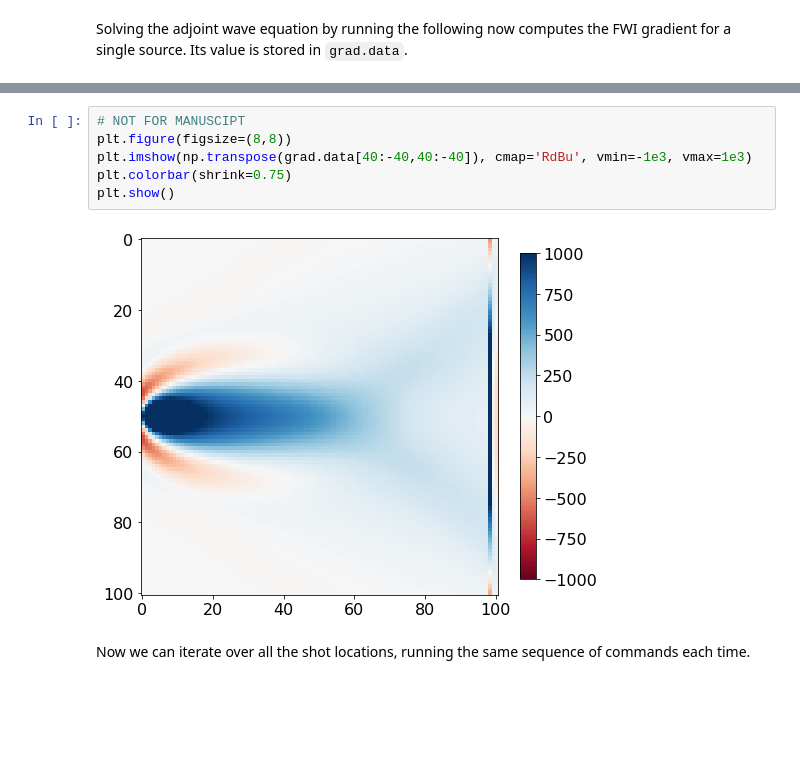
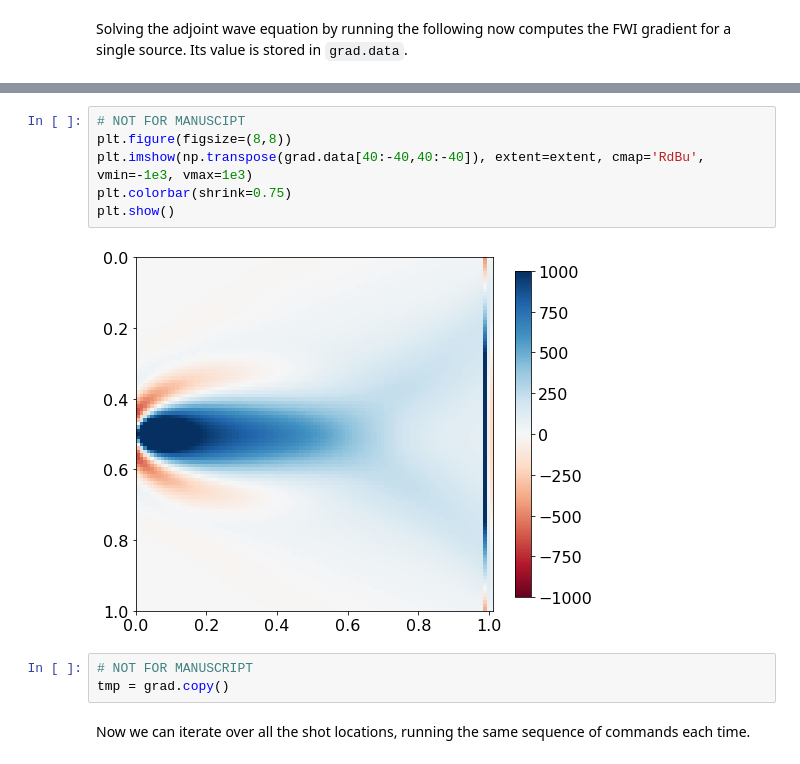
Before and after one commit to seg/tutorials-2018, a Jupyter notebook: 1801_FWI_Adjoint_modeling/notebook/Notebook.ipynb, the cells around one changed output, grey strips where cells are left out. Drawn from its saved outputs; the diff is of its cells as text; blank space fills up the shorter version.

```diff
--- a/1801_FWI_Adjoint_modeling/notebook/Notebook.ipynb
+++ b/1801_FWI_Adjoint_modeling/notebook/Notebook.ipynb
@@ -359,10 +380,13 @@ CustomCompiler: compiled /var/folders/8x/2cdqc7_57plfk5txbsszysbc0000gn/T/devito
 # %%
 # NOT FOR MANUSCIPT
 plt.figure(figsize=(8,8))
-plt.imshow(np.transpose(grad.data[40:-40,40:-40]), cmap='RdBu', vmin=-1e3, vmax=1e3)
+plt.imshow(np.transpose(grad.data[40:-40,40:-40]), extent=extent, cmap='RdBu', vmin=-1e3, vmax=1e3)
 plt.colorbar(shrink=0.75)
 plt.show()
 # %% [output]
-[figure, old version]
+[figure, new version]
+# %%
+# NOT FOR MANUSCRIPT
+tmp = grad.copy()
 # %% [markdown]
 Now we can iterate over all the shot locations, running the same sequence of commands each time.
```
Also changed, not shown: parts of 24 cells of this notebook, 7 other files.
